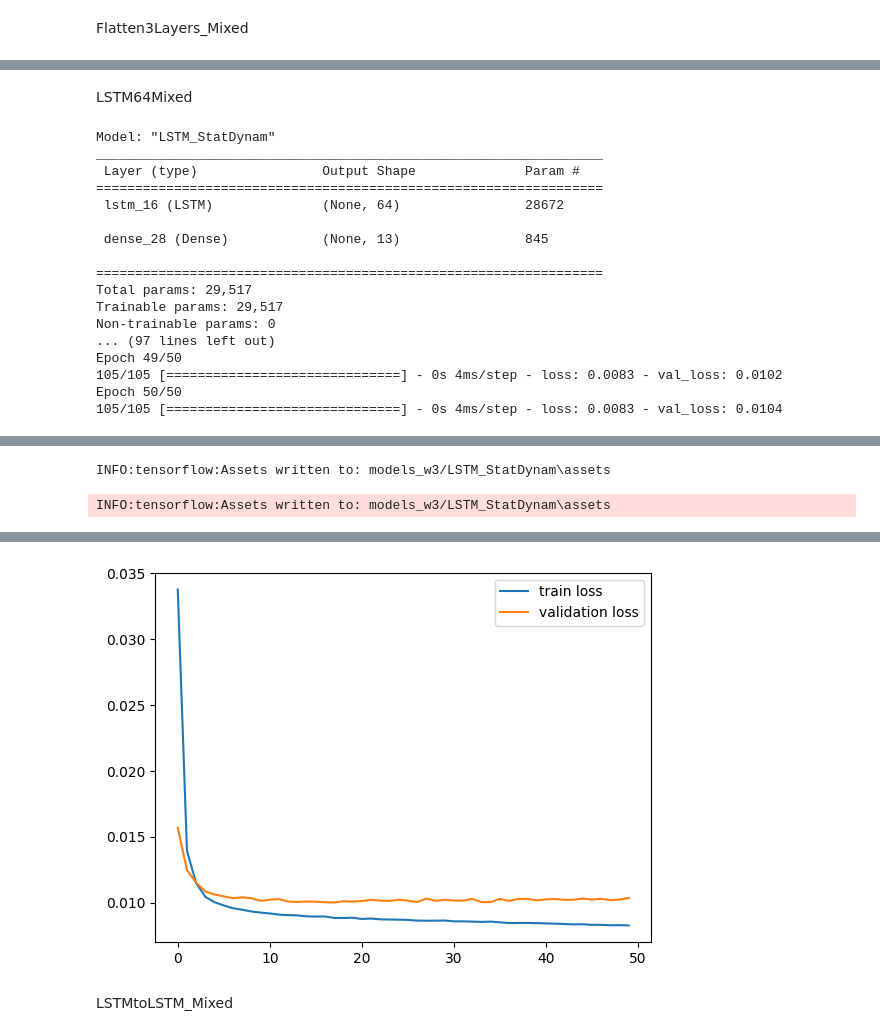
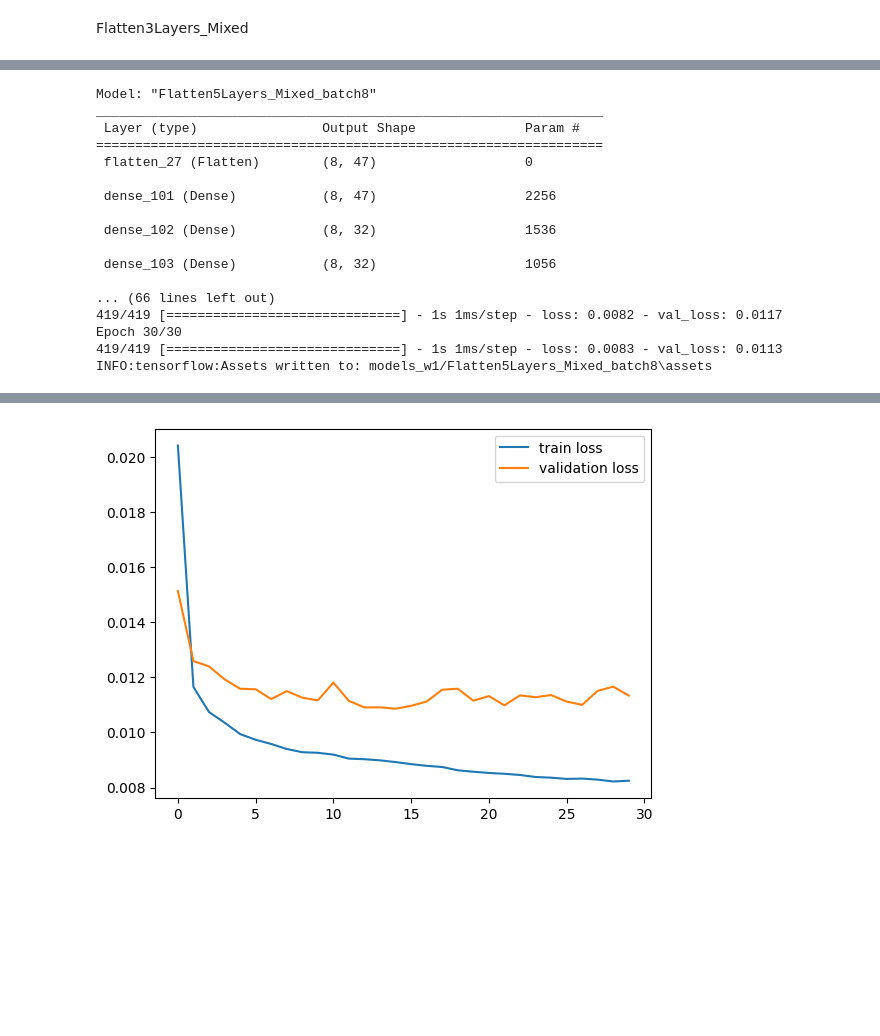
Before and after one commit to geniusserg/CovidPredict, a Jupyter notebook: ml_improved_window1.ipynb, the cells around one changed output, grey strips where cells are left out. Drawn from its saved outputs; the diff is of its cells as text; code cells hidden in the pictures; blank space fills up the shorter version.

Commit message:
Window 1 ready

```diff
--- a/ml_improved_window1.ipynb
+++ b/ml_improved_window1.ipynb
@@ -1303,32 +699,34 @@ INFO:tensorflow:Assets written to: models_w3/RNN32Mixed\assets
-# %% [markdown]
-LSTM64Mixed
 # %%
-PARAMS_LENGTH = X_train.shape[2]
-TARGET_LENGTH = y_train.shape[1]
-model = Sequential(name="LSTM64Mixed")
-model.add(Input((WINDOW, PARAMS_LENGTH)))
-model.add(LSTM(64, return_sequences=False))
+BATCH_SIZE = 8
+PARAMS_LENGTH=X_train.shape[2]
+TARGET_LENGTH=y_train.shape[1]
+model = Sequential(name="Flatten5Layers_Mixed_batch8")
+model.add(Input((WINDOW, PARAMS_LENGTH), batch_size=BATCH_SIZE))
+model.add(Flatten())
+model.add(Dense(WINDOW*PARAMS_LENGTH, activation="relu"))
+model.add(Dense(32, activation="linear"))
+model.add(Dense(32, activation="linear"))
+model.add(Dense(32, activation="linear"))
 model.add(Dense(TARGET_LENGTH, activation="linear"))
-model_lstm = model
-model_lstm.compile(optimizer="adam", loss="mse")
-model_lstm.summary()
-history = model_lstm.fit(X_train, y_train, epochs=30, validation_data=(X_val, y_val))
-show_results(X_test, y_test, model_lstm, history)
+model.compile(optimizer="adam", loss="mse")
+model.summary()
+history = model.fit(X_train, y_train, epochs=30, validation_data=(X_val, y_val), batch_size=BATCH_SIZE)
+show_results(X_test, y_test, model, history, batch_size=BATCH_SIZE)
 # %% [output]
-Model: "LSTM_StatDynam"
+Model: "Flatten5Layers_Mixed_batch8"
 _________________________________________________________________
  Layer (type)                Output Shape              Param #
 =================================================================
- lstm_16 (LSTM)              (None, 64)                28672
+ flatten_27 (Flatten)        (8, 47)                   0
 
- dense_28 (Dense)            (None, 13)                845
+ dense_101 (Dense)           (8, 47)                   2256
 
-=================================================================
-Total params: 29,517
-Trainable params: 29,517
-Non-trainable params: 0
-... (97 lines left out)
-Epoch 49/50
-105/105 [==============================] - 0s 4ms/step - loss: 0.0083 - val_loss: 0.0102
-Epoch 50/50
-105/105 [==============================] - 0s 4ms/step - loss: 0.0083 - val_loss: 0.0104
+ dense_102 (Dense)           (8, 32)                   1536
+
+ dense_103 (Dense)           (8, 32)                   1056
+
+... (66 lines left out)
+419/419 [==============================] - 1s 1ms/step - loss: 0.0082 - val_loss: 0.0117
+Epoch 30/30
+419/419 [==============================] - 1s 1ms/step - loss: 0.0083 - val_loss: 0.0113
+INFO:tensorflow:Assets written to: models_w1/Flatten5Layers_Mixed_batch8\assets
@@ -1336,3 +734 @@ WARNING:absl:Found untraced functions such as lstm_cell_16_layer_call_fn, lstm_c
-INFO:tensorflow:Assets written to: models_w3/LSTM_StatDynam\assets
-INFO:tensorflow:Assets written to: models_w3/LSTM_StatDynam\assets
 |  | Температура_dinam_fact | Лимфоциты#_dinam_fact | АСТ_dinam_fact | ЧСС_dinam_fact | ЧДД_dinam_fact | ... |
@@ -1341,4 +737,2 @@ INFO:tensorflow:Assets written to: models_w3/LSTM_StatDynam\assets
-[figure, old version]
+[figure, new version]
-# %% [markdown]
-LSTMtoLSTM_Mixed
 # %%
```
Also changed, not shown: parts of 77 cells of this notebook.
